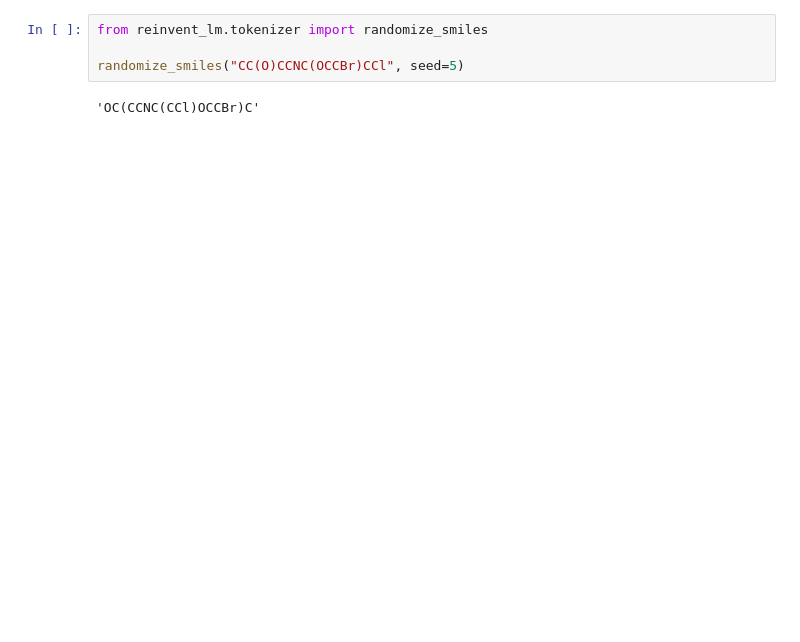
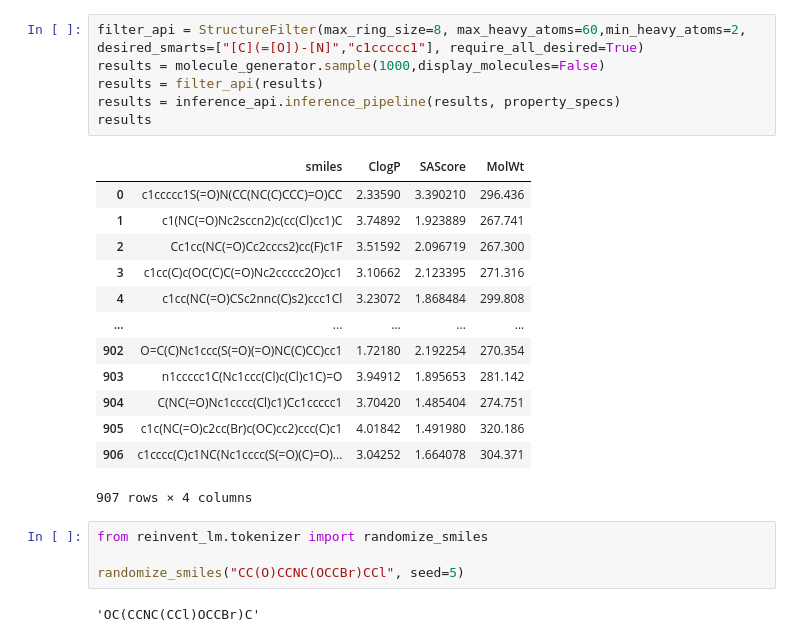
Before and after one commit to Lung-Yi/gruvae, a Jupyter notebook: test_generation.ipynb, the cells around one changed output. Drawn from its saved outputs; the diff is of its cells as text; blank space fills up the shorter version.

```diff
--- a/test_generation.ipynb
+++ b/test_generation.ipynb
@@ -56,3 +51,23 @@ results = molecule_generator.sample(1000, display_molecules=False)
+# %%
+filter_api = StructureFilter(max_ring_size=8, max_heavy_atoms=60,min_heavy_atoms=2, desired_smarts=["[C](=[O])-[N]","c1ccccc1"], require_all_desired=True)
+results = molecule_generator.sample(1000,display_molecules=False)
+results = filter_api(results)
+results = inference_api.inference_pipeline(results, property_specs)
+results
+# %% [output]
+|  | smiles | ClogP | SAScore | MolWt |
+| 0 | c1ccccc1S(=O)N(CC(NC(C)CCC)=O)CC | 2.33590 | 3.390210 | 296.436 |
+| 1 | c1(NC(=O)Nc2sccn2)c(cc(Cl)cc1)C | 3.74892 | 1.923889 | 267.741 |
+| 2 | Cc1cc(NC(=O)Cc2cccs2)cc(F)c1F | 3.51592 | 2.096719 | 267.300 |
+| 3 | c1cc(C)c(OC(C)C(=O)Nc2ccccc2O)cc1 | 3.10662 | 2.123395 | 271.316 |
+| 4 | c1cc(NC(=O)CSc2nnc(C)s2)ccc1Cl | 3.23072 | 1.868484 | 299.808 |
+| ... | ... | ... | ... | ... |
+| 902 | O=C(C)Nc1ccc(S(=O)(=O)NC(C)CC)cc1 | 1.72180 | 2.192254 | 270.354 |
+| 903 | n1ccccc1C(Nc1ccc(Cl)c(Cl)c1C)=O | 3.94912 | 1.895653 | 281.142 |
+| 904 | C(NC(=O)Nc1cccc(Cl)c1)Cc1ccccc1 | 3.70420 | 1.485404 | 274.751 |
+| 905 | c1c(NC(=O)c2cc(Br)c(OC)cc2)ccc(C)c1 | 4.01842 | 1.491980 | 320.186 |
+| 906 | c1cccc(C)c1NC(Nc1cccc(S(=O)(C)=O)... | 3.04252 | 1.664078 | 304.371 |
+907 rows × 4 columns
 # %%
 from reinvent_lm.tokenizer import randomize_smiles
 
```
Also changed, not shown: parts of 5 cells of this notebook, 5 other files.
